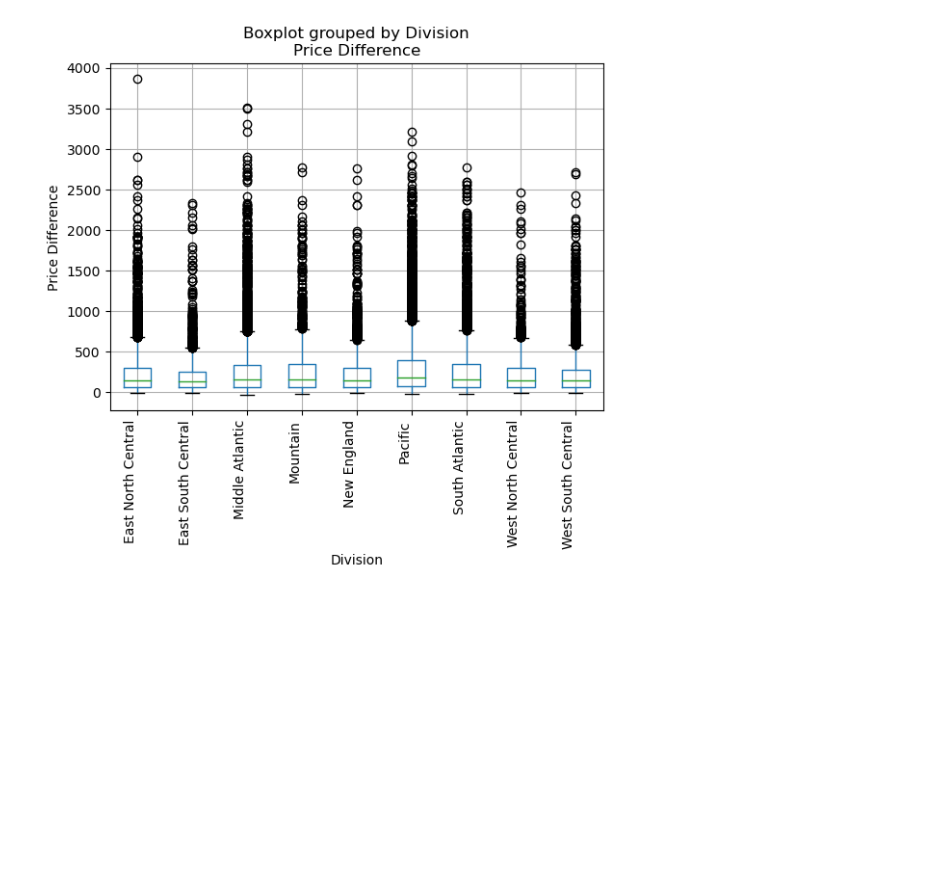
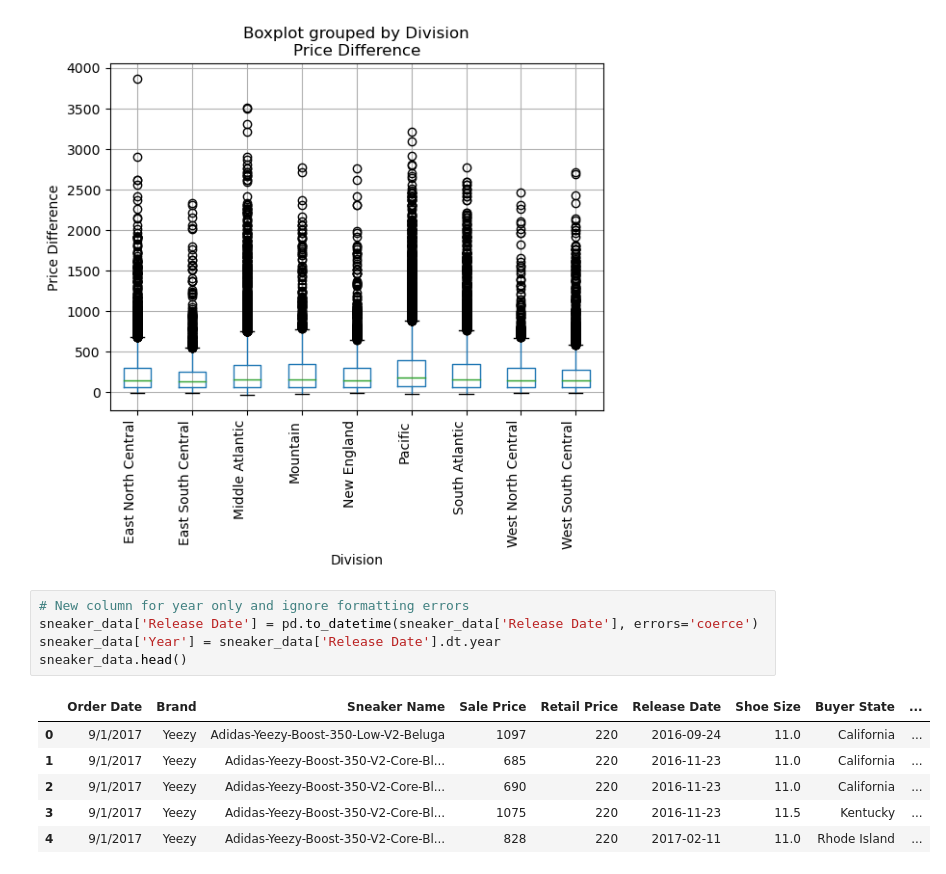
Before and after one commit to melissaa06/SNKRS_R_US, a Jupyter notebook: SneakerPy.ipynb, the cells around one changed output. Saved outputs shown, nothing was run; the diff lists cells and outputs as text; blank space fills up the shorter version.

```diff
--- a/SneakerPy.ipynb
+++ b/SneakerPy.ipynb
@@ -100,3 +100,15 @@ plt.show()
 # %% [output]
 <Figure size 1500x1500 with 0 Axes>
 [figure]
+# %%
+# New column for year only and ignore formatting errors
+sneaker_data['Release Date'] = pd.to_datetime(sneaker_data['Release Date'], errors='coerce')
+sneaker_data['Year'] = sneaker_data['Release Date'].dt.year
+sneaker_data.head()
+# %% [output]
+|  | Order Date | Brand | Sneaker Name | Sale Price | Retail Price | Release Date | Shoe Size | Buyer State | ... |
+| 0 | 9/1/2017 | Yeezy | Adidas-Yeezy-Boost-350-Low-V2-Beluga | 1097 | 220 | 2016-09-24 | 11.0 | California | ... |
+| 1 | 9/1/2017 | Yeezy | Adidas-Yeezy-Boost-350-V2-Core-Bl... | 685 | 220 | 2016-11-23 | 11.0 | California | ... |
+| 2 | 9/1/2017 | Yeezy | Adidas-Yeezy-Boost-350-V2-Core-Bl... | 690 | 220 | 2016-11-23 | 11.0 | California | ... |
+| 3 | 9/1/2017 | Yeezy | Adidas-Yeezy-Boost-350-V2-Core-Bl... | 1075 | 220 | 2016-11-23 | 11.5 | Kentucky | ... |
+| 4 | 9/1/2017 | Yeezy | Adidas-Yeezy-Boost-350-V2-Core-Bl... | 828 | 220 | 2017-02-11 | 11.0 | Rhode Island | ... |
```
Also changed, not shown: parts of 1 cell of this notebook.
